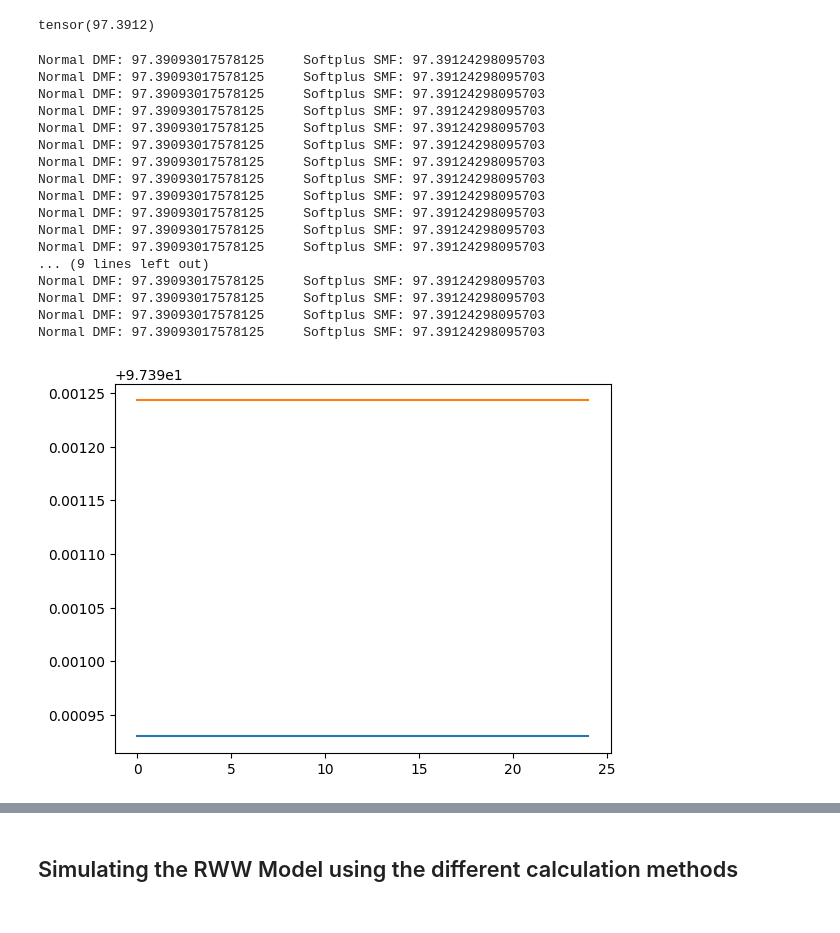
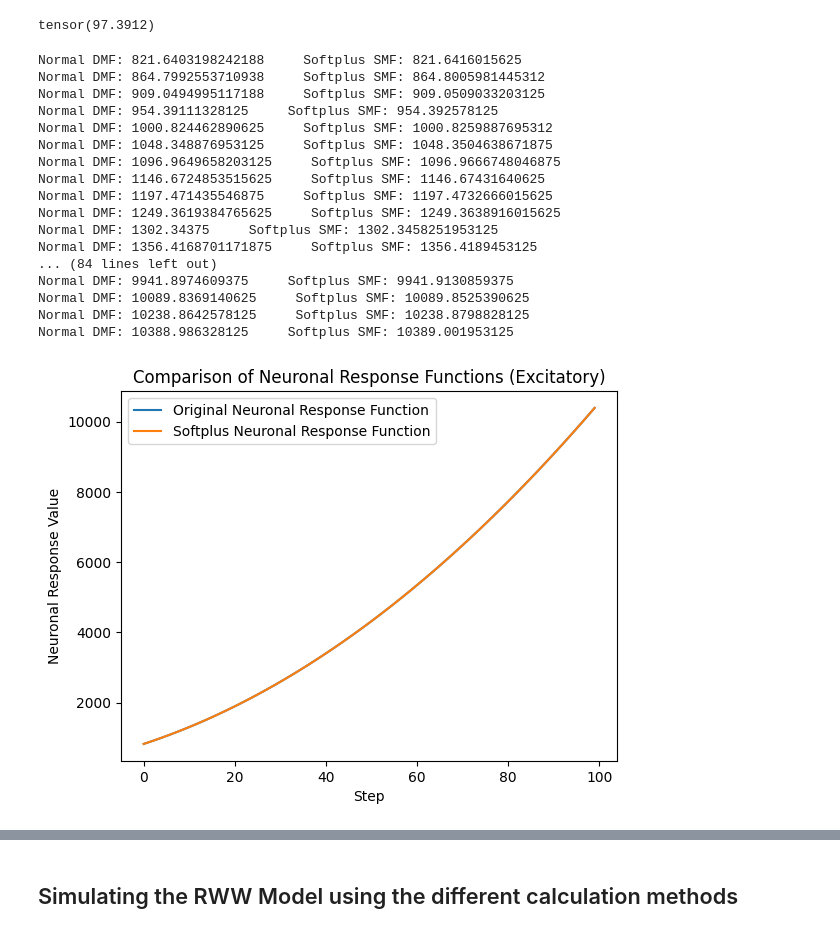
Before and after one commit to dChakr/ad_modelling_fyp, a Jupyter notebook: whole_brain_models/num_stability_test.ipynb, the cells around one changed output, grey strips where cells are left out. Drawn from its saved outputs; the diff is of its cells as text; code cells hidden in the pictures.

Commit message:
add numerical stability test and organise plots into folders

```diff
--- a/whole_brain_models/num_stability_test.ipynb
+++ b/whole_brain_models/num_stability_test.ipynb
@@ -96,7 +96,7 @@ sAB_delta = 0.08
 bt_delta = 0.048
 st_delta = 0.052
 
-steps = 25
+steps = 100
 
 normal_calcs = []
 softplus_calcs = []
@@ -111,29 +111,40 @@ for i in range(steps):
     s = h_tf_softplus(aE, bE, dE, iE, M)
     softplus_calcs.append(s)
 
+    # vary parameters
+    bAB += bAB_delta
+    sAB += sAB_delta
+    bt += bt_delta
+    st += st_delta
+
     print(f"Normal DMF: {n}     Softplus SMF: {s}")
 # %% [output]
-Normal DMF: 97.39093017578125     Softplus SMF: 97.39124298095703
-Normal DMF: 97.39093017578125     Softplus SMF: 97.39124298095703
-Normal DMF: 97.39093017578125     Softplus SMF: 97.39124298095703
-Normal DMF: 97.39093017578125     Softplus SMF: 97.39124298095703
-Normal DMF: 97.39093017578125     Softplus SMF: 97.39124298095703
-Normal DMF: 97.39093017578125     Softplus SMF: 97.39124298095703
-Normal DMF: 97.39093017578125     Softplus SMF: 97.39124298095703
-Normal DMF: 97.39093017578125     Softplus SMF: 97.39124298095703
-Normal DMF: 97.39093017578125     Softplus SMF: 97.39124298095703
-Normal DMF: 97.39093017578125     Softplus SMF: 97.39124298095703
-Normal DMF: 97.39093017578125     Softplus SMF: 97.39124298095703
-Normal DMF: 97.39093017578125     Softplus SMF: 97.39124298095703
-... (9 lines left out)
-Normal DMF: 97.39093017578125     Softplus SMF: 97.39124298095703
-Normal DMF: 97.39093017578125     Softplus SMF: 97.39124298095703
-Normal DMF: 97.39093017578125     Softplus SMF: 97.39124298095703
-Normal DMF: 97.39093017578125     Softplus SMF: 97.39124298095703
+Normal DMF: 821.6403198242188     Softplus SMF: 821.6416015625
+Normal DMF: 864.7992553710938     Softplus SMF: 864.8005981445312
+Normal DMF: 909.0494995117188     Softplus SMF: 909.0509033203125
+Normal DMF: 954.39111328125     Softplus SMF: 954.392578125
+Normal DMF: 1000.824462890625     Softplus SMF: 1000.8259887695312
+Normal DMF: 1048.348876953125     Softplus SMF: 1048.3504638671875
+Normal DMF: 1096.9649658203125     Softplus SMF: 1096.9666748046875
+Normal DMF: 1146.6724853515625     Softplus SMF: 1146.67431640625
+Normal DMF: 1197.471435546875     Softplus SMF: 1197.4732666015625
+Normal DMF: 1249.3619384765625     Softplus SMF: 1249.3638916015625
+Normal DMF: 1302.34375     Softplus SMF: 1302.3458251953125
+Normal DMF: 1356.4168701171875     Softplus SMF: 1356.4189453125
+... (84 lines left out)
+Normal DMF: 9941.8974609375     Softplus SMF: 9941.9130859375
+Normal DMF: 10089.8369140625     Softplus SMF: 10089.8525390625
+Normal DMF: 10238.8642578125     Softplus SMF: 10238.8798828125
+Normal DMF: 10388.986328125     Softplus SMF: 10389.001953125
-# %%
-plt.plot(normal_calcs, label="Normal DMF")
-plt.plot(softplus_calcs, label="Softplus DMF")
-
-plt.show()
-# %% [output]
-[figure, removed]
+# %%
+plt.plot(normal_calcs, label="Original Neuronal Response Function")
+plt.plot(softplus_calcs, label="Softplus Neuronal Response Function")
+plt.legend()
+
+plt.title('Comparison of Neuronal Response Functions (Excitatory)')
+plt.xlabel('Step')
+plt.ylabel('Neuronal Response Value')
+
+plt.show()
+# %% [output]
+[figure, added]
```
Also changed, not shown: parts of 1 cell of this notebook, 9 other files.
